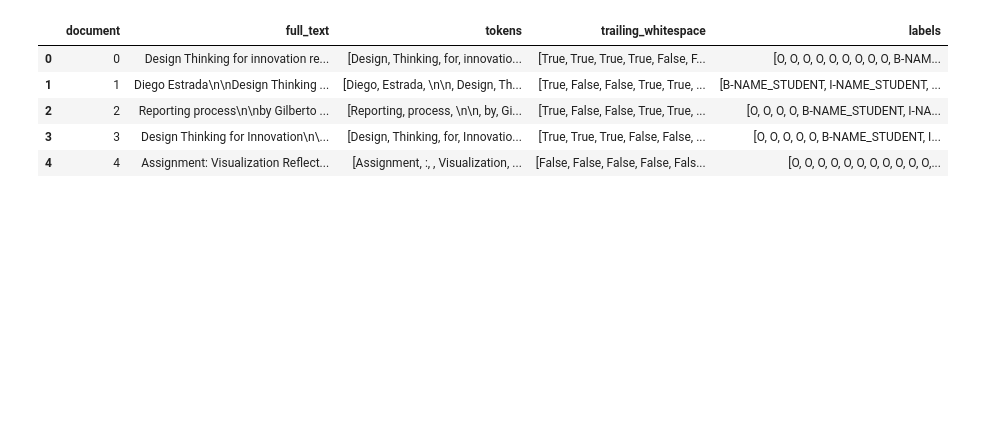
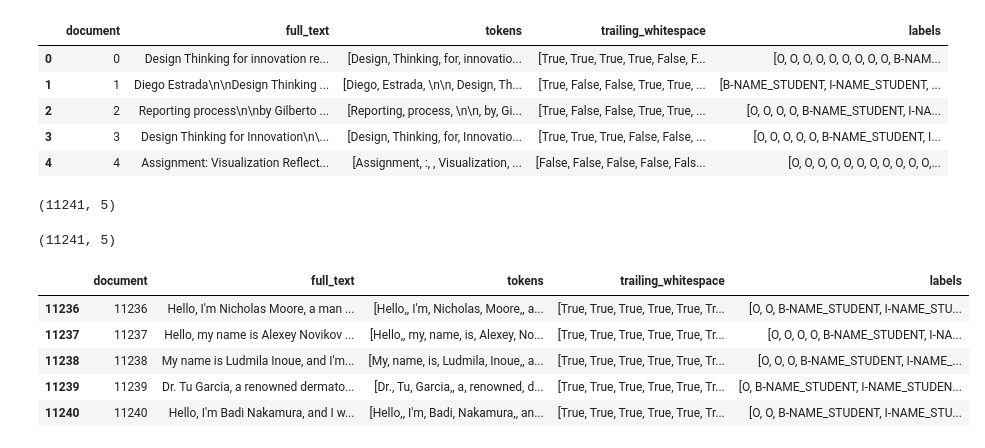
Before and after one commit to Lizhecheng02/Kaggle-PII_Data_Detection, a Jupyter notebook: combine_dataset.ipynb, the cells around one changed output. Saved outputs shown, nothing was run; the diff lists cells and outputs as text; code cells hidden in the pictures; blank space fills up the shorter version.

```diff
--- a/combine_dataset.ipynb
+++ b/combine_dataset.ipynb
@@ -84,5 +121,28 @@ origin_moth_0125.head()
 | 2 | 2 | Reporting process\n\nby Gilberto ... | [Reporting, process, \n\n, by, Gi... | [True, False, False, True, True, ... | [O, O, O, O, B-NAME_STUDENT, I-NA... |
 | 3 | 3 | Design Thinking for Innovation\n\... | [Design, Thinking, for, Innovatio... | [True, True, True, False, False, ... | [O, O, O, O, O, B-NAME_STUDENT, I... |
 | 4 | 4 | Assignment: Visualization Reflect... | [Assignment, :, , Visualization, ... | [False, False, False, False, Fals... | [O, O, O, O, O, O, O, O, O, O, O,... |
+# %%
+origin_moth_0125.shape
+# %% [output]
+(11241, 5)
+# %%
+origin_moth_0125.dropna(inplace=True)
+origin_moth_0125.reset_index(drop=True, inplace=True)
+origin_moth_0125.shape
+# %% [output]
+(11241, 5)
+# %%
+origin_moth_0125["tokens"] = origin_moth_0125["tokens"].apply(func)
+origin_moth_0125["labels"] = origin_moth_0125["labels"].apply(func)
+origin_moth_0125["trailing_whitespace"] = origin_moth_0125["trailing_whitespace"].apply(func)
+# %%
+origin_moth_0125.tail()
+# %% [output]
+|  | document | full_text | tokens | trailing_whitespace | labels |
+| 11236 | 11236 | Hello, I'm Nicholas Moore, a man ... | [Hello,, I'm, Nicholas, Moore,, a... | [True, True, True, True, True, Tr... | [O, O, B-NAME_STUDENT, I-NAME_STU... |
+| 11237 | 11237 | Hello, my name is Alexey Novikov ... | [Hello,, my, name, is, Alexey, No... | [True, True, True, True, True, Tr... | [O, O, O, O, B-NAME_STUDENT, I-NA... |
+| 11238 | 11238 | My name is Ludmila Inoue, and I'm... | [My, name, is, Ludmila, Inoue,, a... | [True, True, True, True, True, Tr... | [O, O, O, B-NAME_STUDENT, I-NAME_... |
+| 11239 | 11239 | Dr. Tu Garcia, a renowned dermato... | [Dr., Tu, Garcia,, a, renowned, d... | [True, True, True, True, True, Tr... | [O, B-NAME_STUDENT, I-NAME_STUDEN... |
+| 11240 | 11240 | Hello, I'm Badi Nakamura, and I w... | [Hello,, I'm, Badi, Nakamura,, an... | [True, True, True, True, True, Tr... | [O, O, B-NAME_STUDENT, I-NAME_STU... |
 # %%
 origin_moth_0125.to_json("./combined_dataset/origin_moth_0125.json", orient="records")
```
Also changed, not shown: parts of 7 cells of this notebook.
